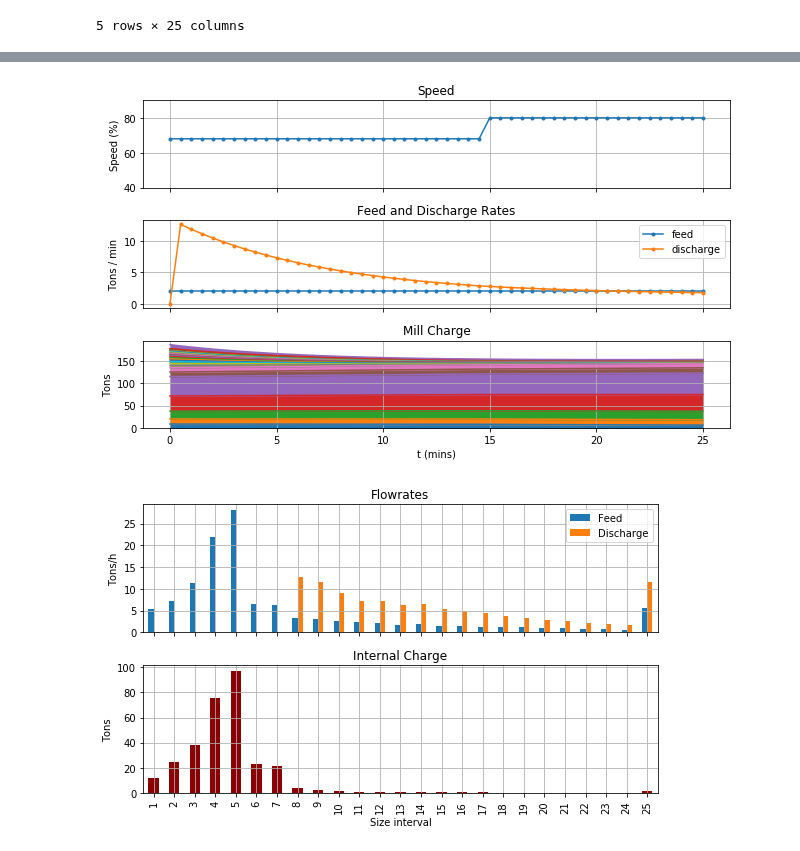
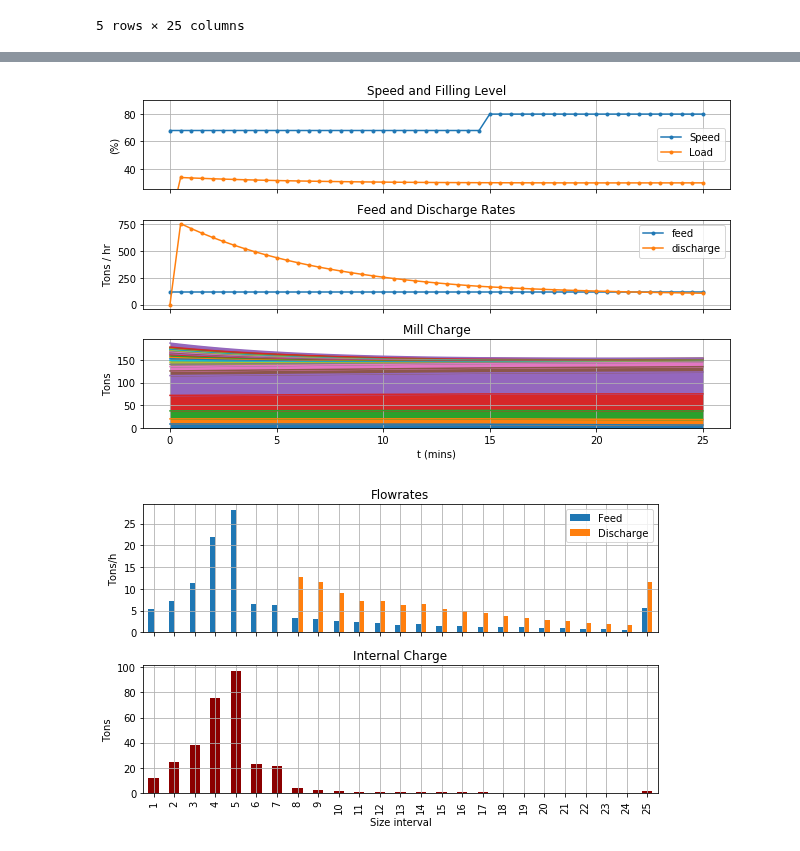
Before and after one commit to billtubbs/mech-575, a Jupyter notebook: code/python/project-grinding-dynamic-simulation-model.ipynb, the cells around one changed output, grey strips where cells are left out. Drawn from its saved outputs; the diff is of its cells as text; code cells hidden in the pictures.

```diff
--- a/code/python/project-grinding-dynamic-simulation-model.ipynb
+++ b/code/python/project-grinding-dynamic-simulation-model.ipynb
@@ -14,8 +14,8 @@ from scipy.integrate import solve_ivp
 
 %matplotlib inline
 # %%
-plot_dir = 'plots'
-data_dir = 'data'
+plot_dir = '../../plots'
+data_dir = '../../data'
 # %% [markdown]
 ## Grinding Model Differential Equations
 # %%
@@ -747,12 +751,13 @@ def calculate_feed_size_distribution(mesh, passing_pct):
     passing_pct = np.array(passing_pct)
     feed_size_distribution = passing_pct[:-1]
     retained_pct = mill_calcs.calculate_retained_pct(passing_pct)
-    fresh_feed = pd.Series(retained_pct * 0.01, index=mesh.index[:-1],
+    feed_size = pd.Series(retained_pct * 0.01, index=mesh.index[:-1],
                            name='Fresh Feed, °/1')
-    return fresh_feed
+    return feed_size
 
-fresh_feed = calculate_feed_size_distribution(mesh, passing_pct)
-fresh_feed
+feed_size = calculate_feed_size_distribution(mesh, passing_pct)
+assert np.isclose(feed_size.sum(), 1)
+feed_size
 # %% [output]
 Size Interval
 1     0.045200
@@ -804,13 +809,16 @@ nt = 50
 timestep_size = 0.5  # mins
 
 # Feedrate
-feed_rates = np.repeat(fresh_feed.values.reshape(1,-1), nt+1, axis=0)
+feed_rates = np.repeat(feed_size.values.reshape(1,-1), nt+1, axis=0)
 
 # Increase feedrate after 30 timesteps
 feed_rates[25:] = 2 * feed_rates[25:]
 
 # Discharge rate function
-d_max = 1.0  # TODO: Is this already built into class efficienct?
+# From Morrell, 2004:
+# Max discharge rate is 30 1/hr for a 7 m diameter mill
+# d_max = 30/60*timestep_size = 0.25
+d_max = 30/60*timestep_size  # Max discharge rate
 c = 1 - class_efficiency  # Grate classification function
 d = d_max * c
 
@@ -977,10 +984,16 @@ speed_pct_values = np.full((nt+1,), 68)
 speed_pct_values[30:] = 80
 
 # Feedrate
-feed_rates = np.repeat(fresh_feed.values.reshape(1,-1), nt+1, axis=0)
+feed_rates = np.repeat(feed_size.values.reshape(1,-1), nt+1, axis=0)
 #feed_rates[30:] = 2 * feed_rates[30:]
 
+charge_filling_levels = np.zeros_like(speed_pct_values).astype(float)
+
 # Discharge rate function
+# From Morrell, 2004:
+# Max discharge rate is 30 1/hr for a 7 m diameter mill
+# d_max = 30/60*timestep_size = 0.25
+d_max = 30/60*timestep_size  # Max discharge rate# Discharge rate function
 d_max = 0.25  # Transport to grate TODO: Not sure what value to make this
 c = 1 - class_efficiency  # Grate classification function
 d = d_max * c
@@ -1003,6 +1016,7 @@ for k in range(1, nt+1):
     feed = feed_rates[k]
     speed = speed_pct_values[k]
     x[k, :] = solve(t[k], x[k-1], f_dxdt_vr, timestep_size, args=[feed, speed, b_matrix, d, mid_sizes_mm])
+    charge_filling_levels[k] = calculate_load_pct(x[k].sum())
     discharge_rates[k] = d*x[k]
 # %%
 # Convert results to dataframe
@@ -1022,38 +1050,40 @@ charge_weights.round(2).head()
 # %%
 fig, axes = plt.subplots(3, 1, figsize=(9,5.5), sharex=True)
 
 style = '-' if speed_pct_values.shape[0] > 51 else '.-'
 
 ax = axes[0]
-ax.plot(t, speed_pct_values, style, label='feed')
-ax.set_ylim(40,90)
-ax.set_title('Speed')
+ax.plot(t, speed_pct_values, style, label='Speed')
+ax.plot(t, charge_filling_levels, style, label='Load')
+ax.set_ylim(25,90)
+ax.set_title('Speed and Filling Level')
 ax.set_xlabel('t')
-ax.set_ylabel('Speed (%)')
+ax.set_ylabel('(%)')
 ax.grid()
+ax.legend()
 
 ax = axes[1]
-ax.plot(t, feed_rates.sum(axis=1) / timestep_size, style, label='feed')
-ax.plot(t, discharge_rates.sum(axis=1) / timestep_size, style, label='discharge')
+ax.plot(t, feed_rates.sum(axis=1)*60 / timestep_size, style, label='feed')
+ax.plot(t, discharge_rates.sum(axis=1)*60 / timestep_size, style, label='discharge')
 ax.set_title('Feed and Discharge Rates')
-ax.set_ylabel('Tons / min')
+ax.set_ylabel('Tons / hr')
 ax.grid()
 ax.legend()
 
 ax = axes[2]
 charge_weights.plot.area(ax=ax, stacked=True, legend=False)
 ax.set_title('Mill Charge')
 ax.set_xlabel('t (mins)')
 ax.set_ylabel('Tons')
 ax.grid()
 #ax.legend()
 
 plt.tight_layout()
 filename = "demo_time_series_vr.pdf"
 plt.savefig(os.path.join(plot_dir, filename))
 plt.show()
 # %% [output]
-[figure, old version]
+[figure, new version]
 # %%
 fig, axes = plt.subplots(2, 1, sharex=True, figsize=(8,5))
 
```
Also changed, not shown: parts of 44 cells of this notebook.
